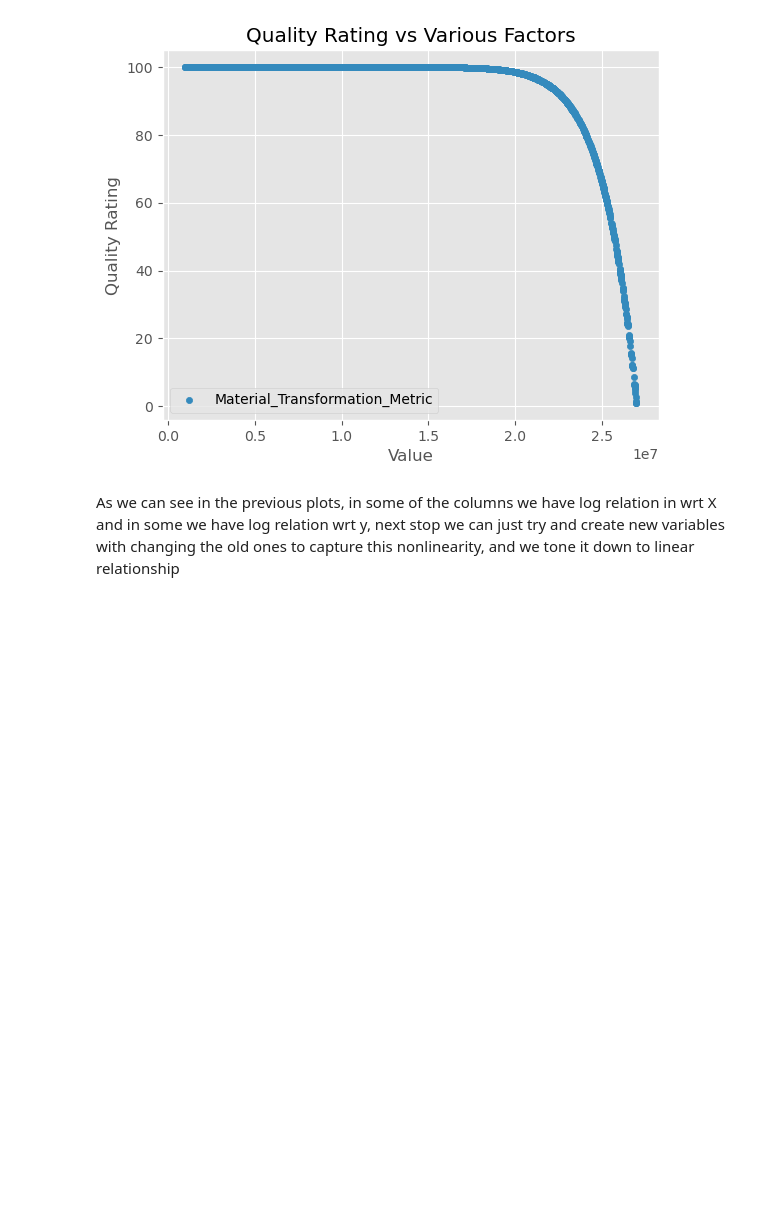
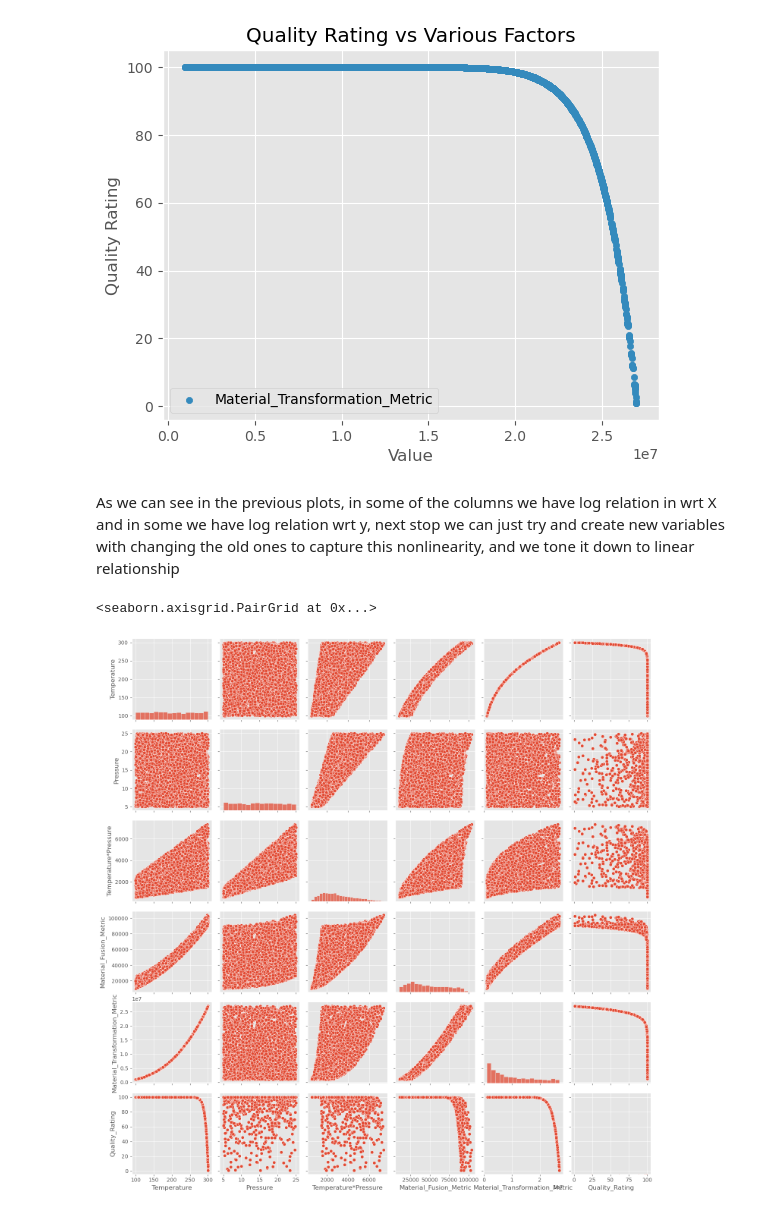
Before and after one commit to amirhosseinkarimi7/ML_Training, a Jupyter notebook: Polynomial Regression/draft_poly.ipynb, the cells around one changed output. Saved outputs shown, nothing was run; the diff lists cells and outputs as text; code cells hidden in the pictures; blank space fills up the shorter version.

Commit message:
pairplot for df

```diff
--- a/Polynomial Regression/draft_poly.ipynb
+++ b/Polynomial Regression/draft_poly.ipynb
@@ -99,3 +99,8 @@ plt.show()
 [figure]
 # %% [markdown]
 As we can see in the previous plots, in some of the columns we have log relation in wrt X and in some we have log relation wrt y, next stop we can just try and create new variables with changing the old ones to capture this nonlinearity, and we tone it down to linear relationship
+# %%
+sns.pairplot(df)
+# %% [output]
+<seaborn.axisgrid.PairGrid at 0x...>
+[figure, added]
```
